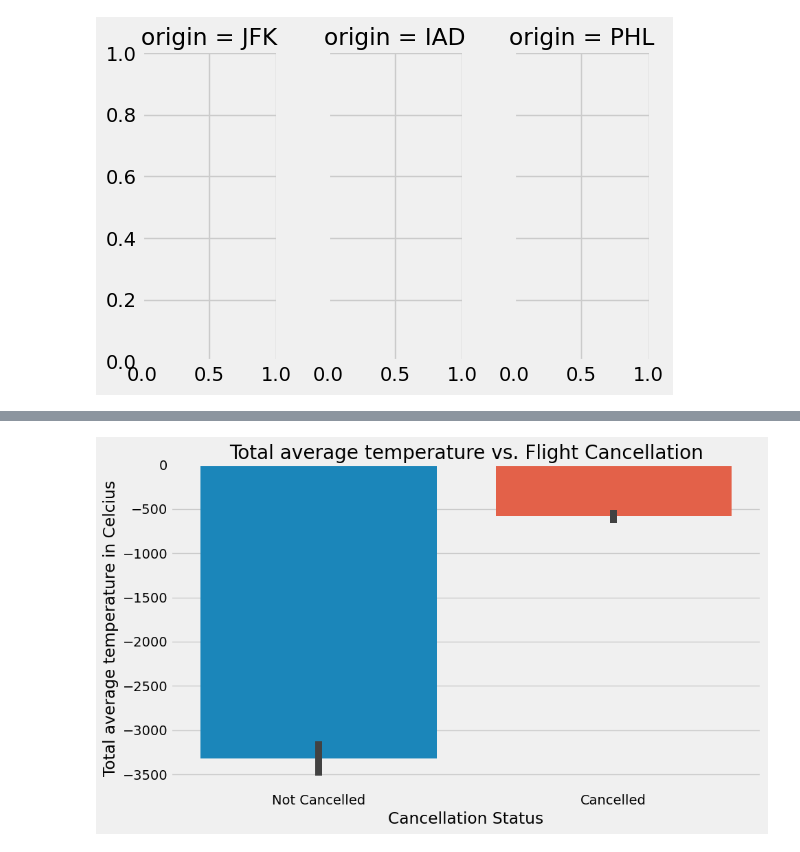
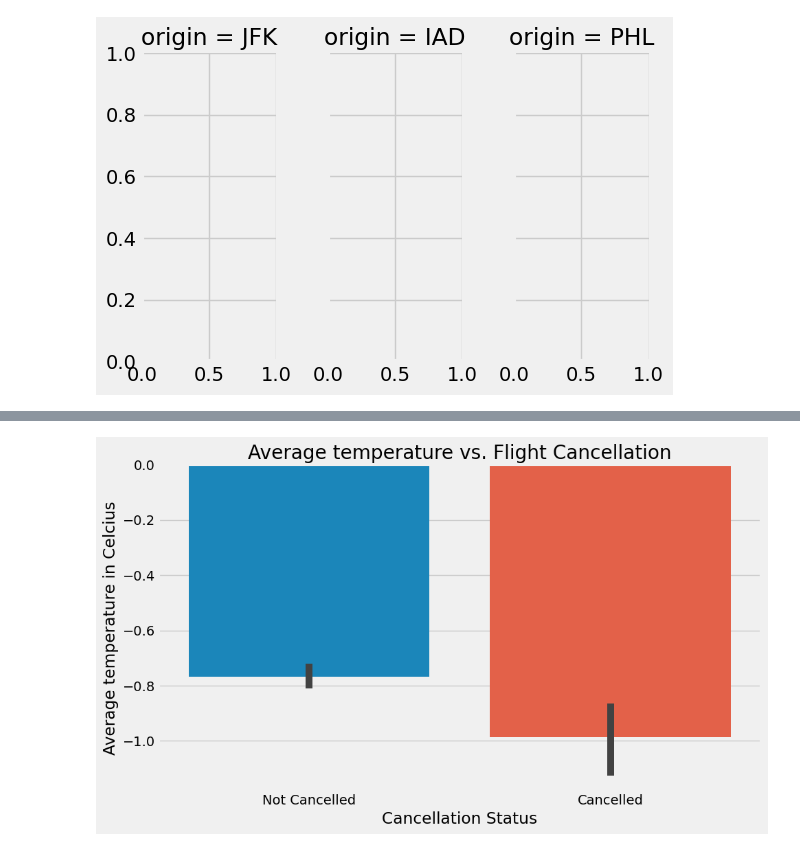
Before and after one commit to susanneferschl/da-sql-api-project-group-2_sf, a Jupyter notebook: project_work/Susannes_folder/Hypo2_susanne.ipynb, the cells around one changed output, grey strips where cells are left out. Drawn from its saved outputs; the diff is of its cells as text; code cells hidden in the pictures.

```diff
--- a/project_work/Susannes_folder/Hypo2_susanne.ipynb
+++ b/project_work/Susannes_folder/Hypo2_susanne.ipynb
@@ -196,7 +205,7 @@ pandas.core.frame.DataFrame
 # %%
 #keeping only relevant columns
 
-flights_short_sf = flights_x_sf[['flight_date', 'dep_time', 'flight_number', 'origin', 'cancelled', 'diverted', 'lat', 'lon', 'city']].copy()
+flights_short_sf = flights_x_sf[['flight_date', 'dep_time', 'flight_number', 'origin', 'dest', 'cancelled','city']].copy()
 # %%
 flights_short_sf.info()
 # %% [output]
@@ -518,7 +607,7 @@ fig.delaxes(ax[1][2]);
 import seaborn as sns
 
 # Sort the DataFrame by 'flight_date'
-weather_flights_x_sf = weather_flights_x_sf.sort_values(by='flight_date')
+weather_flights_x_sf_sorted = weather_flights_x_sf.sort_values(by='flight_date')
 
 fig, ax = plt.subplots(1, 3, figsize=(20, 6))  # create subplots on 1 row and 3 columns
 plt.suptitle('Weather conditions per day by flight origin', fontsize=20)
@@ -551,6 +640,6 @@ plt.show()
 # %%
 import seaborn as sns
-
+weather_flights_x_sf['flight_date'] = pd.to_datetime(weather_flights_x_sf['flight_date'], format='%y:%m:%d')
 # Sort the DataFrame by 'flight_date'
 canceled_1 = canceled_1.sort_values(by='flight_date')
 
@@ -1232,15 +1372,15 @@ plt.show()
 # %%
 weather_flights_x_sf_sorted['cancelled_str'] = weather_flights_x_sf_sorted['cancelled'].astype(str)
 
 # Create the bar plot
 plt.figure(figsize=(10, 6))
-sns.barplot(x='cancelled_str', y='averg_temp', data=weather_flights_x_sf_sorted, estimator=sum)
+sns.barplot(x='cancelled_str', y='averg_temp', data=weather_flights_x_sf_sorted, estimator='mean')
 
-plt.title('Total average temperature vs. Flight Cancellation')
+plt.title('Average temperature vs. Flight Cancellation')
 plt.xlabel('Cancellation Status')
-plt.ylabel('Total average temperature in Celcius')
+plt.ylabel('Average temperature in Celcius')
 plt.xticks(ticks=[0, 1], labels=['Not Cancelled', 'Cancelled'])
 plt.tight_layout()
 plt.show()
 # %% [output]
-[figure, old version]
+[figure, new version]
```
Also changed, not shown: parts of 20 cells of this notebook, 3 other files.
